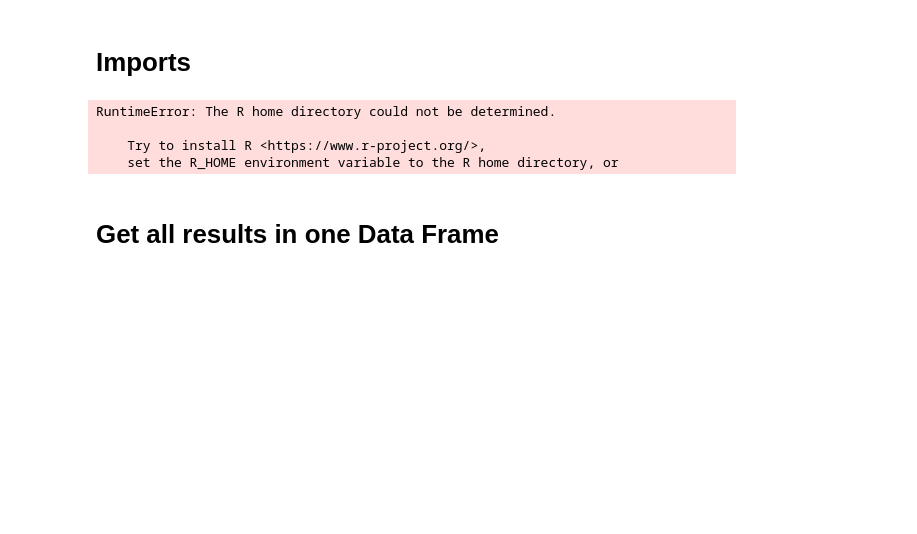
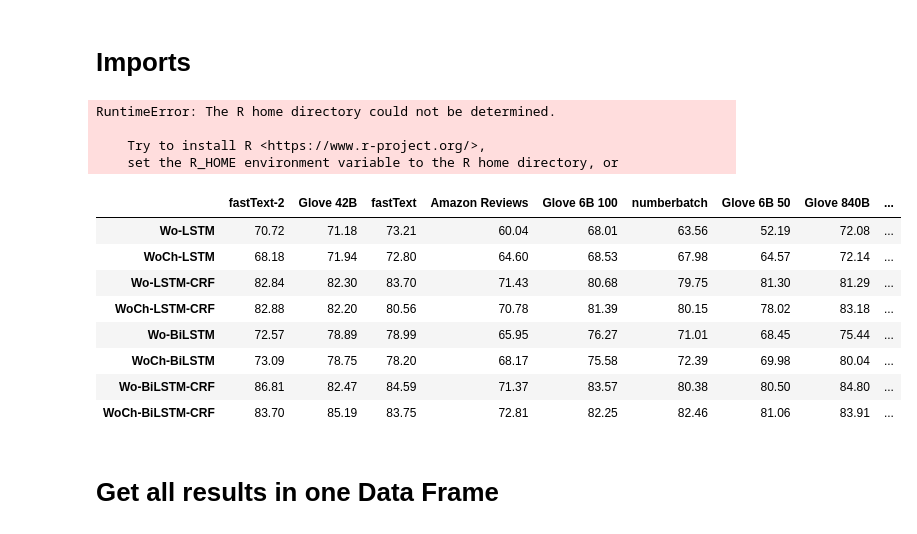
Before and after one commit to laugustyniak/discourse_summarization, a Jupyter notebook: notebooks/datasets/analyze-aspects-results-embeddings-and-datasets.ipynb, the cells around one changed output. Drawn from its saved outputs; the diff is of its cells as text; code cells hidden in the pictures; blank space fills up the shorter version.

```diff
--- a/notebooks/datasets/analyze-aspects-results-embeddings-and-datasets.ipynb
+++ b/notebooks/datasets/analyze-aspects-results-embeddings-and-datasets.ipynb
@@ -68,6 +68,21 @@ method_names = {
     'char word bilstm': 'WoCh-BiLSTM',
     'char word bilstm crf': 'WoCh-BiLSTM-CRF',
 }
+# %%
+nlp_architect.get_models_metric(
+        Path(
+            f'../../../nlp-architect/examples/aspect_extraction/models-oxygen-1/models'
+        ), dataset_sub_name, embedding_names, 'precision')
+# %% [output]
+|  | fastText-2 | Glove 42B | fastText | Amazon Reviews | Glove 6B 100 | numberbatch | Glove 6B 50 | Glove 840B | ... |
+| Wo-LSTM | 70.72 | 71.18 | 73.21 | 60.04 | 68.01 | 63.56 | 52.19 | 72.08 | ... |
+| WoCh-LSTM | 68.18 | 71.94 | 72.80 | 64.60 | 68.53 | 67.98 | 64.57 | 72.14 | ... |
+| Wo-LSTM-CRF | 82.84 | 82.30 | 83.70 | 71.43 | 80.68 | 79.75 | 81.30 | 81.29 | ... |
+| WoCh-LSTM-CRF | 82.88 | 82.20 | 80.56 | 70.78 | 81.39 | 80.15 | 78.02 | 83.18 | ... |
+| Wo-BiLSTM | 72.57 | 78.89 | 78.99 | 65.95 | 76.27 | 71.01 | 68.45 | 75.44 | ... |
+| WoCh-BiLSTM | 73.09 | 78.75 | 78.20 | 68.17 | 75.58 | 72.39 | 69.98 | 80.04 | ... |
+| Wo-BiLSTM-CRF | 86.81 | 82.47 | 84.59 | 71.37 | 83.57 | 80.38 | 80.50 | 84.80 | ... |
+| WoCh-BiLSTM-CRF | 83.70 | 85.19 | 83.75 | 72.81 | 82.25 | 82.46 | 81.06 | 83.91 | ... |
 # %% [markdown]
 # Get all results in one Data Frame
 # %%
```
Also changed, not shown: parts of 7 cells of this notebook, 1 other file.
